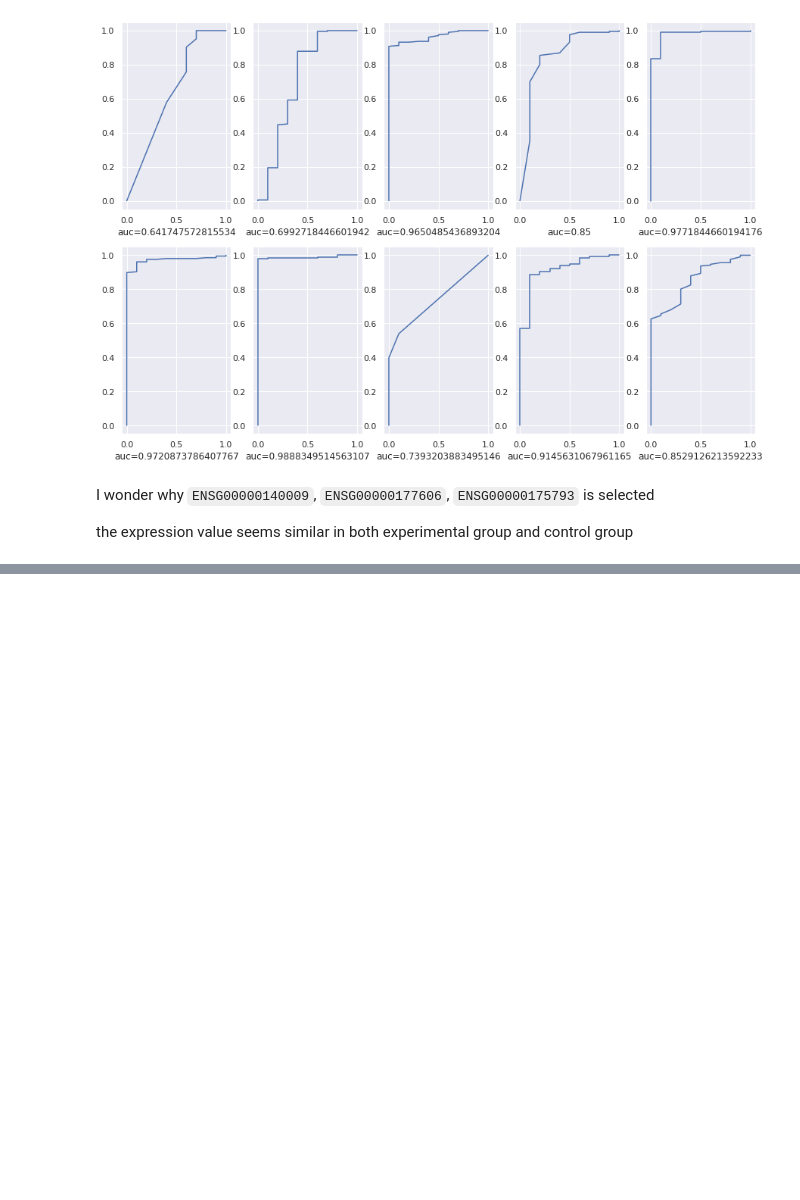
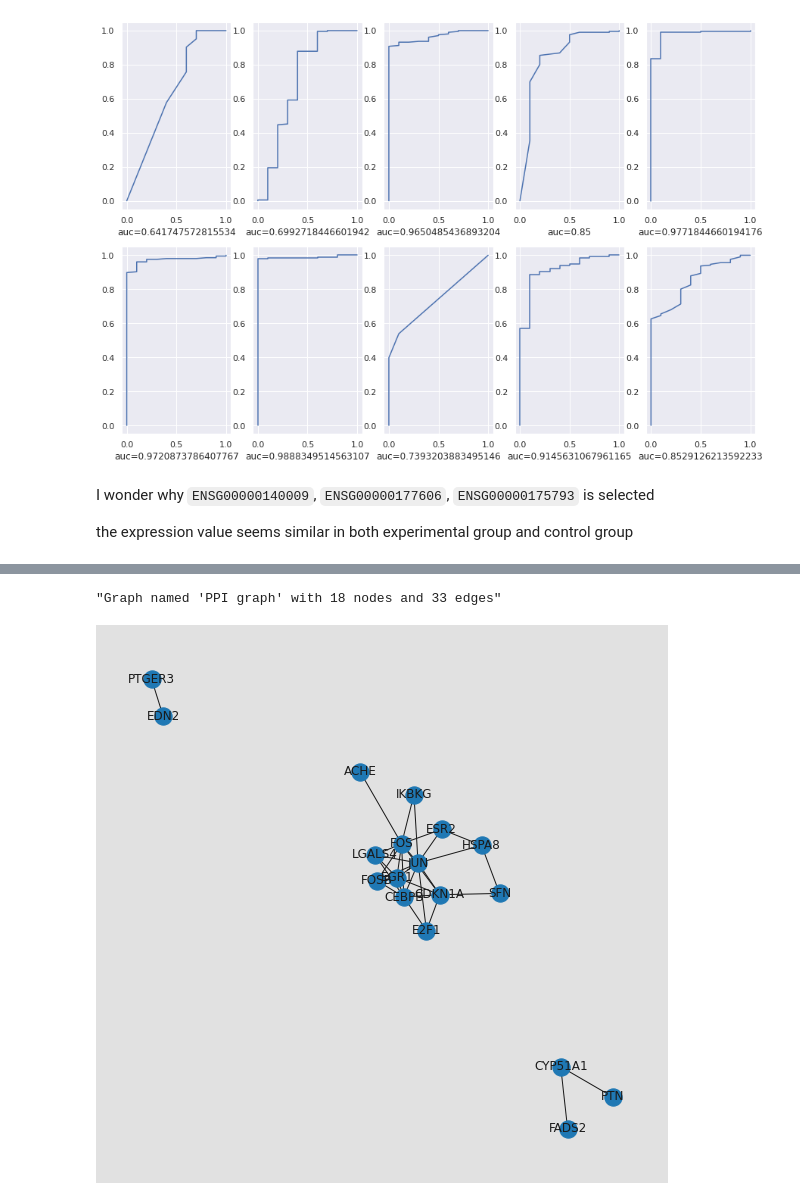
Before and after one commit to kiddos/notes, a Jupyter notebook: bioinformatics/final.ipynb, the cells around one changed output, grey strips where cells are left out. Cells and saved outputs as stored; diff of their text form; code cells hidden in the pictures; blank space fills up the shorter version.

Commit message:
add PPI network

```diff
--- a/bioinformatics/final.ipynb
+++ b/bioinformatics/final.ipynb
@@ -619,0 +652,14 @@ the expression value seems similar in both experimental group and control group
+# %%
+def retrieve_edges():
+    identifiers = '%0d'.join(selected_gene_list)
+    url = 'https://string-db.org/api/tsv/network?identifiers=' + identifiers + '&species=9606'
+    r = requests.get(url)
+    lines = r.text.strip().split('\n')
+    data = [l.split('\t') for l in lines]
+    return data
+
+
+data = retrieve_edges()
+# %%
+network_df = pd.DataFrame(data[1:-1], columns=data[0])
+network_df
@@ -619,0 +680,3 @@ the expression value seems similar in both experimental group and control group
+# %%
+interaction_df = network_df[['preferredName_A', 'preferredName_B', 'score']]
+interaction_df
@@ -619,0 +697,19 @@ the expression value seems similar in both experimental group and control group
+# %%
+G = nx.Graph(name='PPI graph')
+for i in range(len(interaction_df)):
+    a = interaction_df.values[i, 0]
+    b = interaction_df.values[i, 1]
+    w = float(interaction_df.values[i, 2])
+    G.add_weighted_edges_from([(a,b,w)])
+# %%
+nx.info(G)
+# %% [output]
+"Graph named 'PPI graph' with 18 nodes and 33 edges"
+# %%
+pos = nx.spring_layout(G) # position the nodes using the spring layout
+plt.figure(figsize=(10,10), facecolor=[0.7,0.7,0.7,0.4])
+nx.draw_networkx(G)
+plt.axis('off')
+plt.show()
+# %% [output]
+[figure, added]
```
Also changed, not shown: parts of 17 cells of this notebook.
